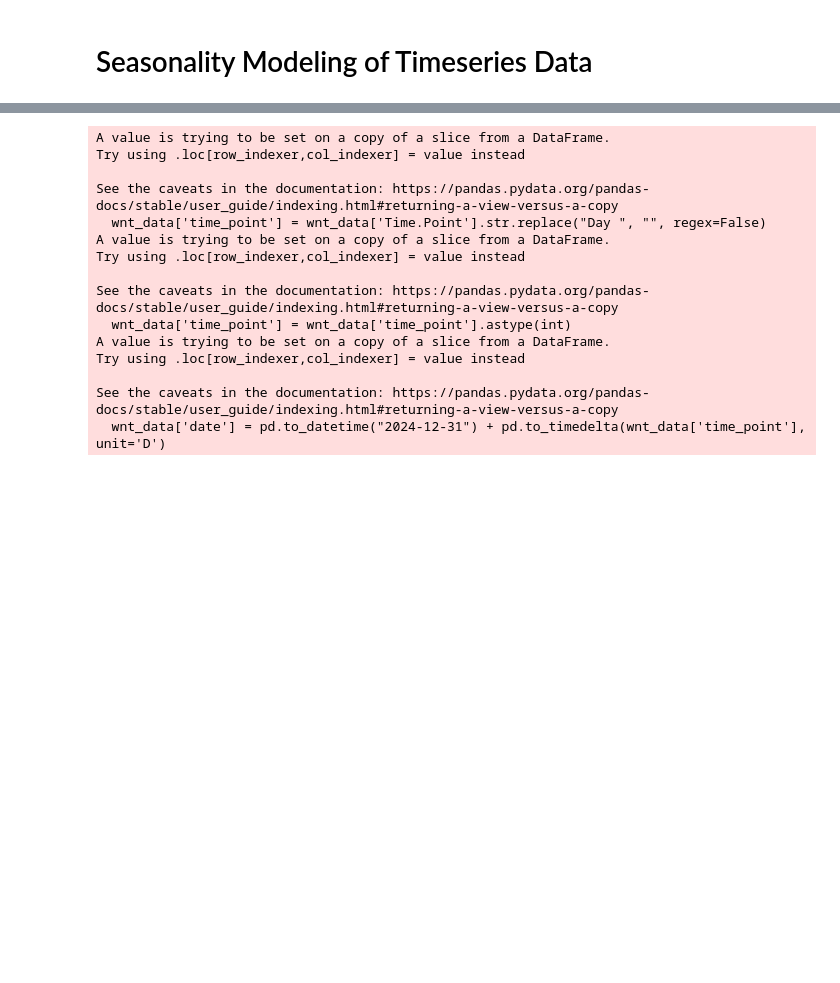
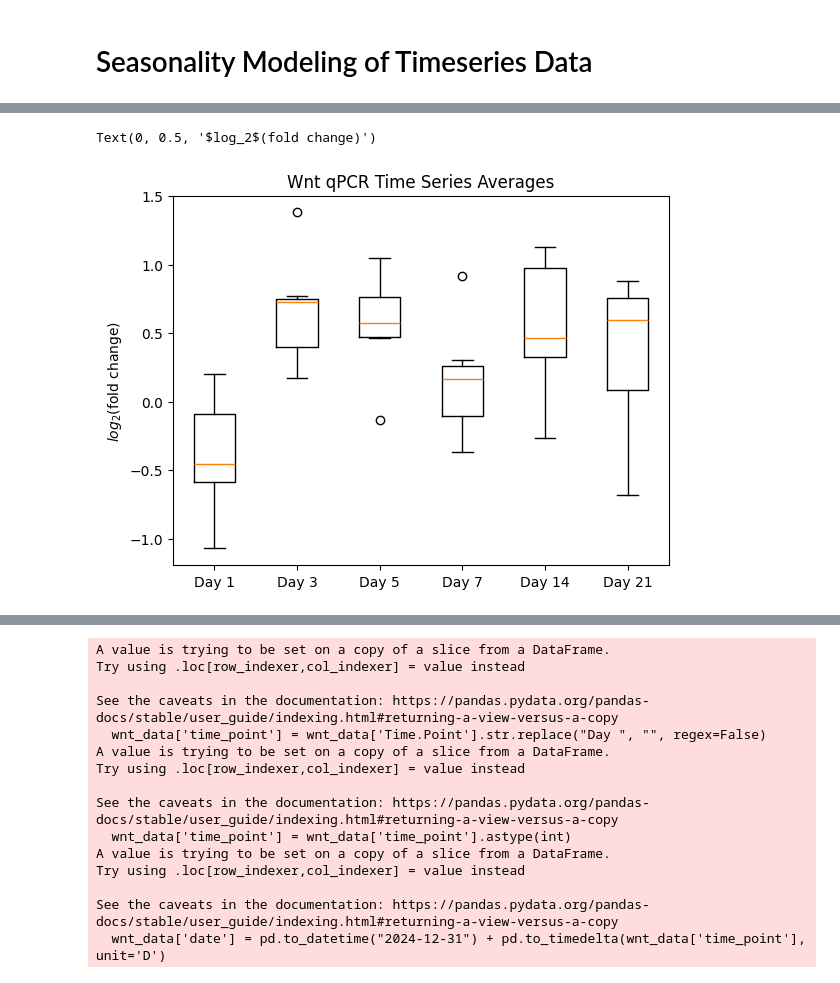
Before and after one commit to sojichld/Gene_Periodicity, a Jupyter notebook: model_seasonality.ipynb, the cells around one changed output, grey strips where cells are left out. Drawn from its saved outputs; the diff is of its cells as text; code cells hidden in the pictures; blank space fills up the shorter version.

```diff
--- a/model_seasonality.ipynb
+++ b/model_seasonality.ipynb
@@ -7,3 +69,10 @@ import matplotlib.pyplot as plt
+# %%
+whiskerplot = plt.boxplot([summed[x] for x in summed.keys()], labels = days)
+plt.title("Wnt qPCR Time Series Averages")
+plt.ylabel('$log_2$(fold change)')
+# %% [output]
+Text(0, 0.5, '$log_2$(fold change)')
+[figure, added]
 # %%
 wnt_data = pd.read_csv("wnt_Ct_data.csv")
 
```
Also changed, not shown: parts of 5 cells of this notebook, 1 other file.
